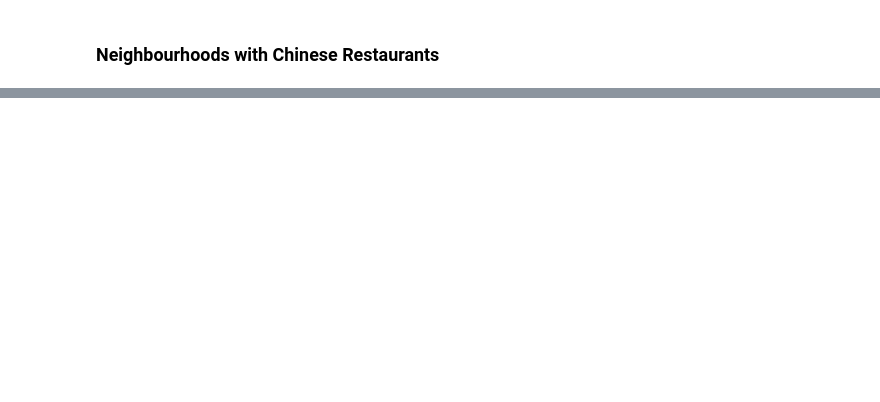
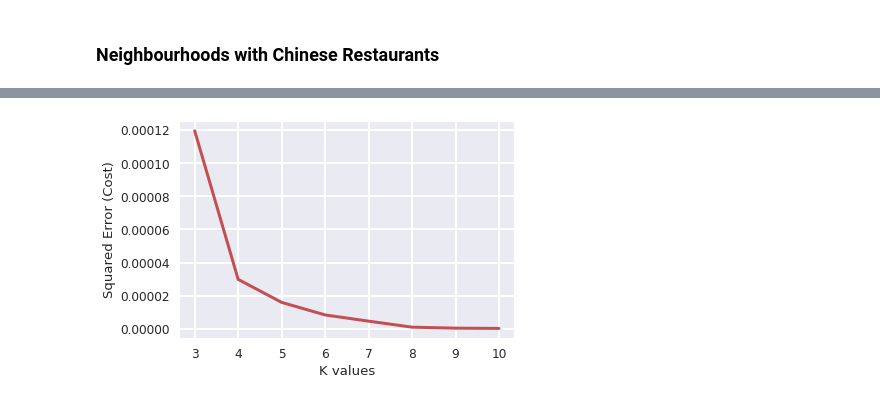
Before and after one commit to skozh/Coursera_Capstone, a Jupyter notebook: Neighbourhood Battle Capstone.ipynb, the cells around one changed output, grey strips where cells are left out. Drawn from its saved outputs; the diff is of its cells as text; code cells hidden in the pictures; blank space fills up the shorter version.

```diff
--- a/Neighbourhood Battle Capstone.ipynb
+++ b/Neighbourhood Battle Capstone.ipynb
@@ -379,0 +461,23 @@ plt.show()
+# %%
+toronto_clustering = toronto_subset.drop('Neighbourhood', 1)
+error_cost = []
+
+for i in range(3,11):
+    KM = KMeans(n_clusters = i, max_iter = 100)
+    try:
+        KM.fit(toronto_clustering)
+    except ValueError:
+        print("error: ",i)
+
+
+    #calculate squared error for the clustered points
+    error_cost.append(KM.inertia_/100)
+
+#plot the K values aganist the squared error cost
+plt.plot(range(3,11), error_cost, color='r', linewidth='3')
+plt.xlabel('K values')
+plt.ylabel('Squared Error (Cost)')
+plt.grid(color='white', linestyle='-', linewidth=2)
+plt.show()
+# %% [output]
+[figure, added]
```
Also changed, not shown: parts of 39 cells of this notebook.
